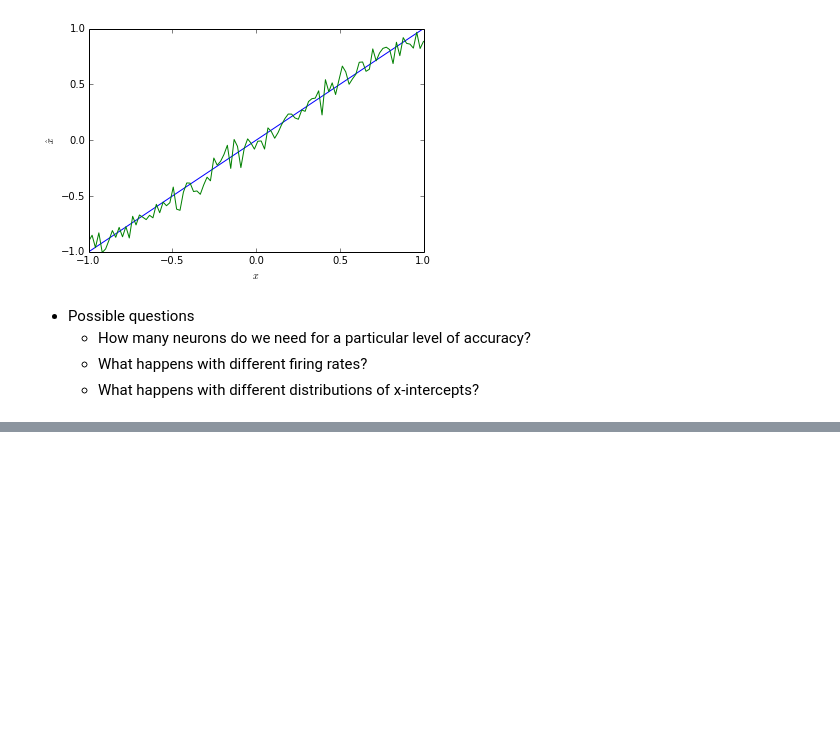
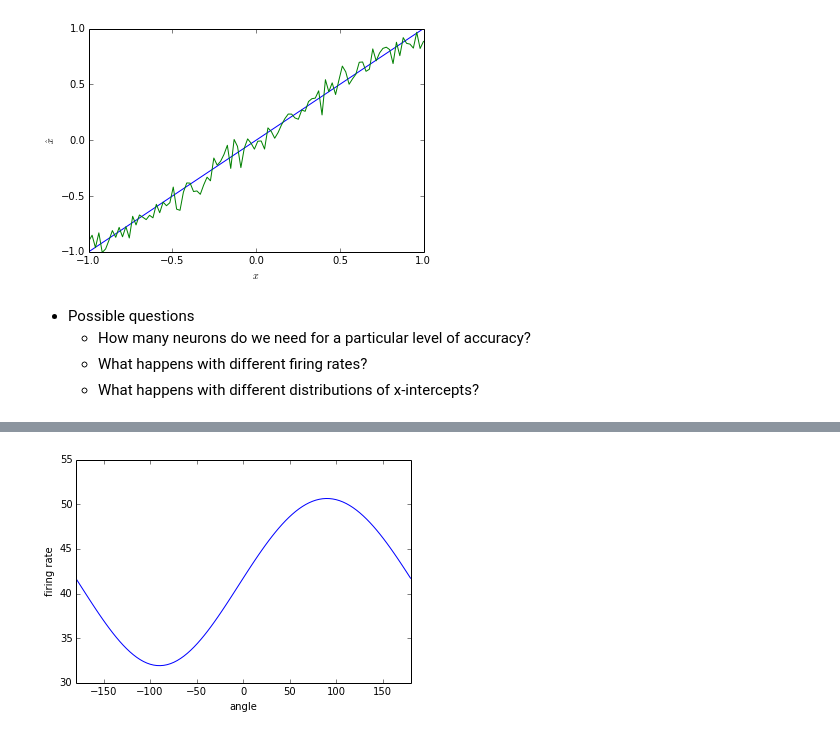
Before and after one commit to tcstewar/syde556, a Jupyter notebook: SYDE 556 Lecture 2 Representation.ipynb, the cells around one changed output, grey strips where cells are left out. Cells and saved outputs as stored; diff of their text form; code cells hidden in the pictures; blank space fills up the shorter version.

```diff
--- a/SYDE 556 Lecture 2 Representation.ipynb
+++ b/SYDE 556 Lecture 2 Representation.ipynb
@@ -671,0 +691,16 @@ RMSE with 40 neurons is 0.0757205
+# %%
+import syde556
+
+theta, x = syde556.sample_around_unit_circle(100)
+
+e = numpy.array([1.0, 0])
+
+J = 0.2*numpy.dot(x.T, e)+1.5
+
+plot(theta*180/numpy.pi, syde556.lif(J))
+xlabel('angle')
+ylabel('firing rate')
+xlim(-180, 180)
+show()
+# %% [output]
+[figure, added]
```
Also changed, not shown: parts of 7 cells of this notebook, 3 other files.
